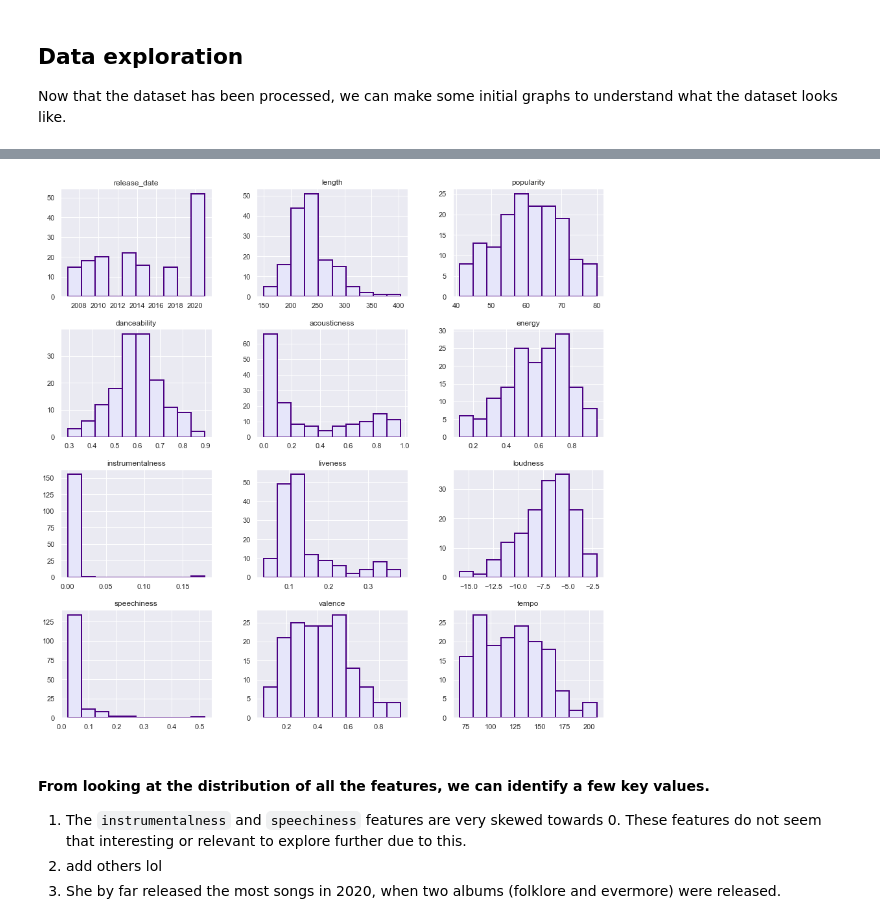
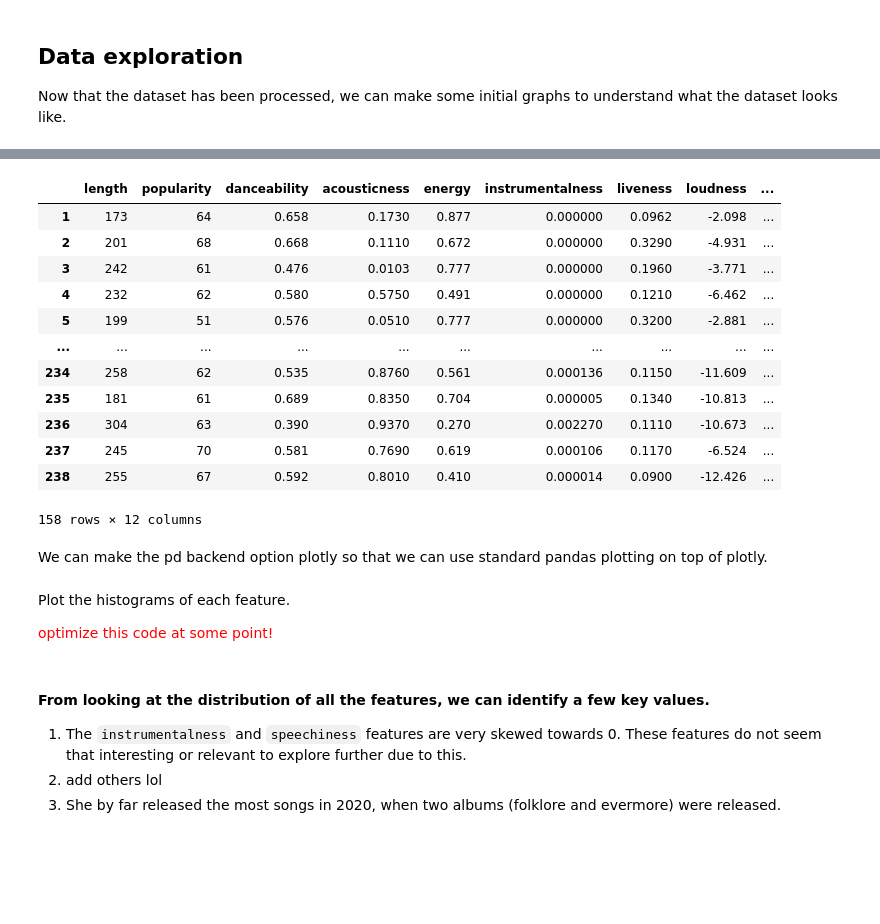
Before and after one commit to Wilb11/t-swift, a Jupyter notebook: taylor_swift_song_analysis.ipynb, the cells around one changed output, grey strips where cells are left out. Drawn from its saved outputs; the diff is of its cells as text; code cells hidden in the pictures; blank space fills up the shorter version.

```diff
--- a/taylor_swift_song_analysis.ipynb
+++ b/taylor_swift_song_analysis.ipynb
@@ -245,0 +266,22 @@ Now that the dataset has been processed, we can make some initial graphs to unde
+# %%
+# make a new df with the columnd we want - including year for release_date
+df_hist = df.drop(columns=['name','album'])
+df_hist['release_year'] = df_hist['release_date'].dt.year
+df_hist = df_hist.drop(columns=['release_date'])
+df_hist
+# %% [output]
+|  | length | popularity | danceability | acousticness | energy | instrumentalness | liveness | loudness | ... |
+| 1 | 173 | 64 | 0.658 | 0.1730 | 0.877 | 0.000000 | 0.0962 | -2.098 | ... |
+| 2 | 201 | 68 | 0.668 | 0.1110 | 0.672 | 0.000000 | 0.3290 | -4.931 | ... |
+| 3 | 242 | 61 | 0.476 | 0.0103 | 0.777 | 0.000000 | 0.1960 | -3.771 | ... |
+| 4 | 232 | 62 | 0.580 | 0.5750 | 0.491 | 0.000000 | 0.1210 | -6.462 | ... |
+| 5 | 199 | 51 | 0.576 | 0.0510 | 0.777 | 0.000000 | 0.3200 | -2.881 | ... |
+| ... | ... | ... | ... | ... | ... | ... | ... | ... | ... |
+| 234 | 258 | 62 | 0.535 | 0.8760 | 0.561 | 0.000136 | 0.1150 | -11.609 | ... |
+| 235 | 181 | 61 | 0.689 | 0.8350 | 0.704 | 0.000005 | 0.1340 | -10.813 | ... |
+| 236 | 304 | 63 | 0.390 | 0.9370 | 0.270 | 0.002270 | 0.1110 | -10.673 | ... |
+| 237 | 245 | 70 | 0.581 | 0.7690 | 0.619 | 0.000106 | 0.1170 | -6.524 | ... |
+| 238 | 255 | 67 | 0.592 | 0.8010 | 0.410 | 0.000014 | 0.0900 | -12.426 | ... |
+158 rows × 12 columns
+# %% [markdown]
+We can make the pd backend option plotly so that we can use standard pandas plotting on top of plotly.
@@ -245,0 +290,4 @@ Now that the dataset has been processed, we can make some initial graphs to unde
+# %% [markdown]
+Plot the histograms of each feature.
+
+<font color=red> optimize this code at some point!
@@ -246,9 +355,10 @@ Now that the dataset has been processed, we can make some initial graphs to unde
 # %%
-sns.set()
-df.hist(figsize=(15,15), color='lavender', edgecolor='indigo', linewidth=2)
-plt.show()
+# # return to matplotlib
+# pd.options.plotting.backend = "matplotlib"
+
+
+# df.hist(figsize=(15,15), color='lavender', edgecolor='indigo', linewidth=2)
+# plt.show()
-# %% [output]
-[figure, removed]
 # %% [markdown]
 
 #### From looking at the distribution of all the features, we can identify a few key values.
```
Also changed, not shown: parts of 10 cells of this notebook.
